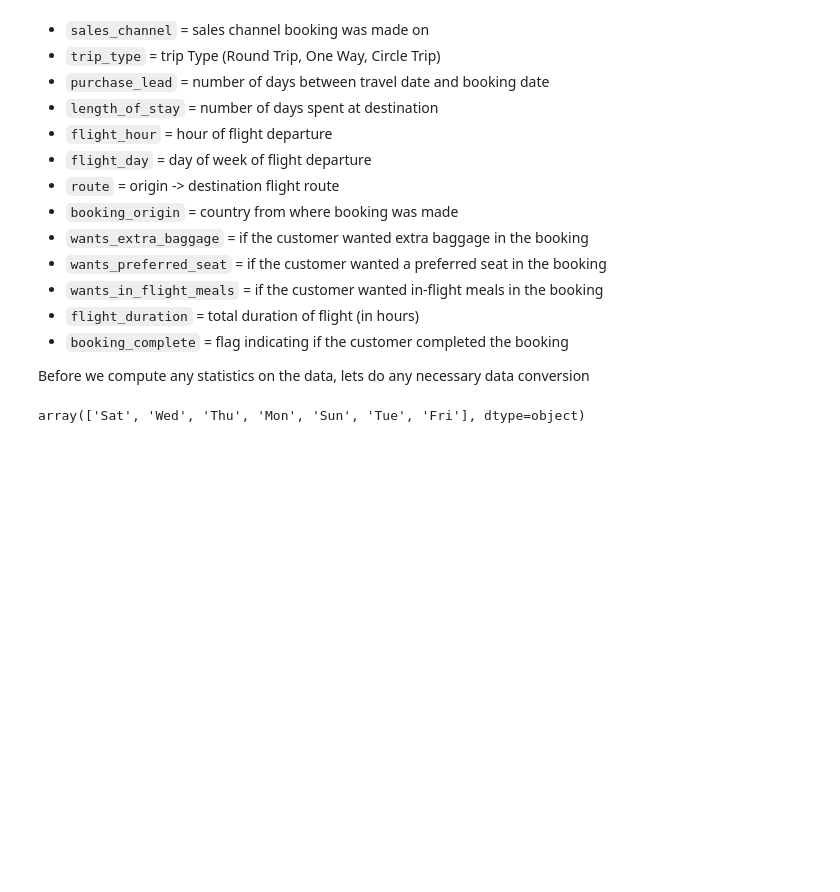
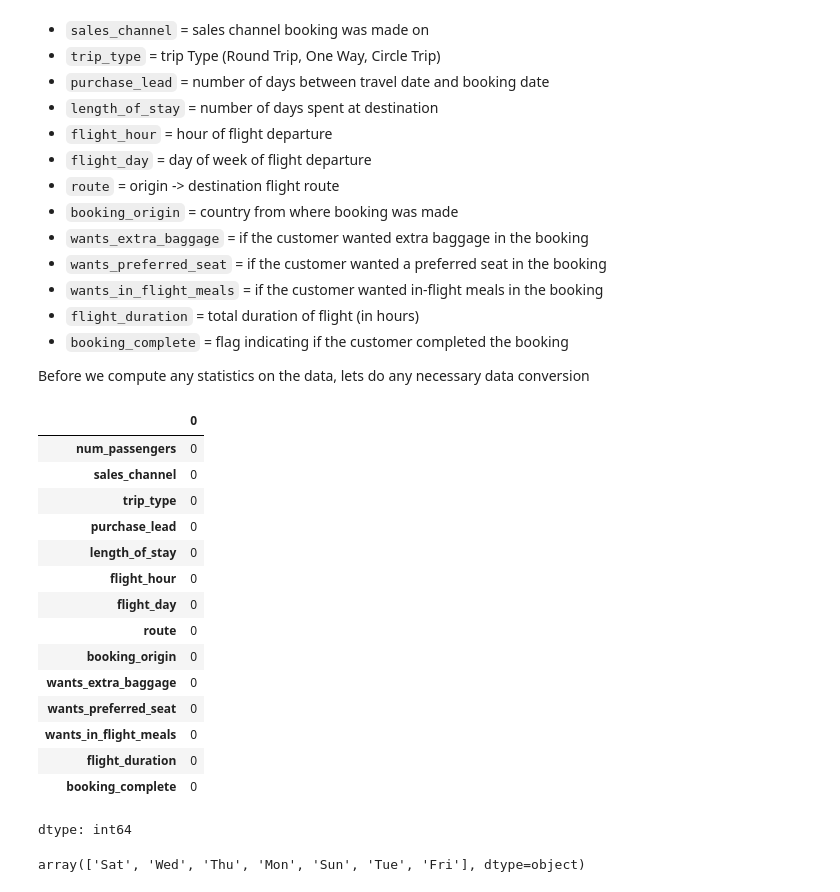
Before and after one commit to JzesatiD/british_airlines_dataproj, a Jupyter notebook: BA_ML.ipynb, the cells around one changed output. Drawn from its saved outputs; the diff is of its cells as text; code cells hidden in the pictures; blank space fills up the shorter version.

```diff
--- a/BA_ML.ipynb
+++ b/BA_ML.ipynb
@@ -62,6 +67,25 @@ To provide more context, below is a more detailed data description, explaining e
 - `booking_complete` = flag indicating if the customer completed the booking
 
 Before we compute any statistics on the data, lets do any necessary data conversion
+# %%
+df.isnull().sum()
+# %% [output]
+|  | 0 |
+| num_passengers | 0 |
+| sales_channel | 0 |
+| trip_type | 0 |
+| purchase_lead | 0 |
+| length_of_stay | 0 |
+| flight_hour | 0 |
+| flight_day | 0 |
+| route | 0 |
+| booking_origin | 0 |
+| wants_extra_baggage | 0 |
+| wants_preferred_seat | 0 |
+| wants_in_flight_meals | 0 |
+| flight_duration | 0 |
+| booking_complete | 0 |
+dtype: int64
 # %%
 df["flight_day"].unique()
 # %% [output]
```
Also changed, not shown: parts of 1 cell of this notebook.
